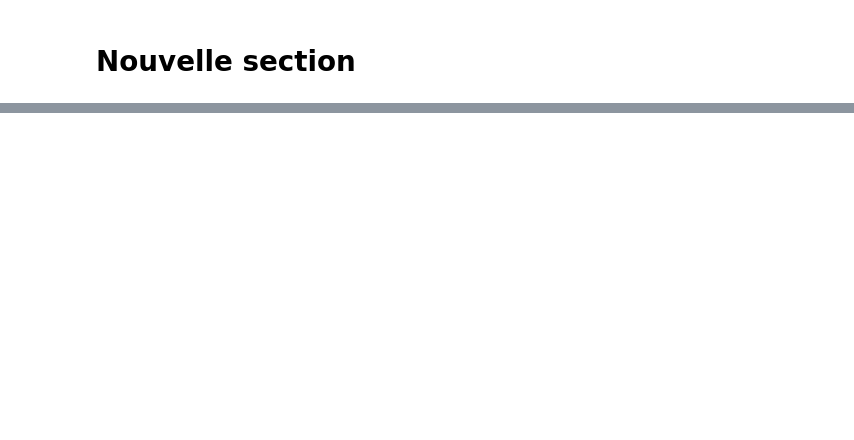
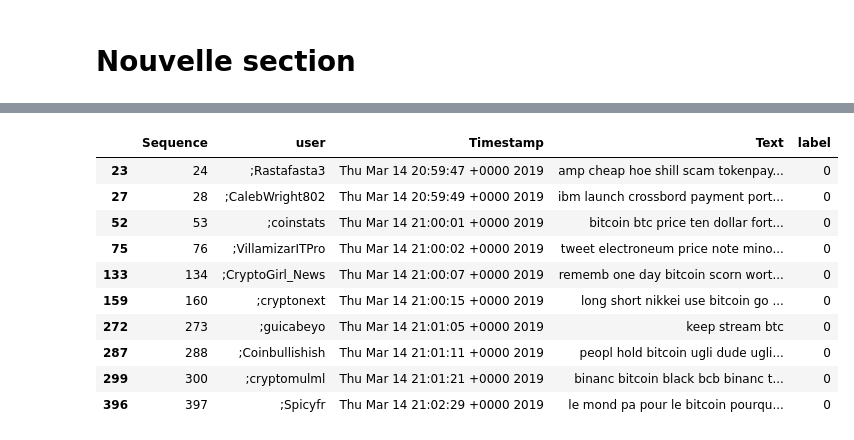
Before and after one commit to C3st0/CryptoCurrenciesSocialMedia, a Jupyter notebook: NeuralNetworksSentimentAnalysis/ColabTweetsSentimentAnalysis.ipynb, the cells around one changed output, grey strips where cells are left out. Cells and saved outputs as stored; diff of their text form; code cells hidden in the pictures; blank space fills up the shorter version.

```diff
--- a/NeuralNetworksSentimentAnalysis/ColabTweetsSentimentAnalysis.ipynb
+++ b/NeuralNetworksSentimentAnalysis/ColabTweetsSentimentAnalysis.ipynb
@@ -426,2 +450,13 @@ df.to_csv("NewTweetsLabelled.csv", encoding='utf-16')
+# %%
+df["Text"]=df["Text"].astype(str)
+# %%
+X_new = df["Text"]
+#Turn tweets into vectors
+X_new = tokenizer.texts_to_sequences(X_new)
+X_new = sequence.pad_sequences(X_new, maxlen=max_words)
 # %% [markdown]
 # Nouvelle section
+# %%
+y_pred_label =  model.predict_classes(X_new, batch_size=batch_size, verbose=0)
+# %%
+df['label'] = y_pred_label
@@ -427,0 +483,14 @@ df.to_csv("NewTweetsLabelled.csv", encoding='utf-16')
+# %%
+df.loc[df["label"] == 0].head(10)
+# %% [output]
+|  | Sequence | user | Timestamp | Text | label |
+| 23 | 24 | ;Rastafasta3 | Thu Mar 14 20:59:47 +0000 2019 | amp cheap hoe shill scam tokenpay... | 0 |
+| 27 | 28 | ;CalebWright802 | Thu Mar 14 20:59:49 +0000 2019 | ibm launch crossbord payment port... | 0 |
+| 52 | 53 | ;coinstats | Thu Mar 14 21:00:01 +0000 2019 | bitcoin btc price ten dollar fort... | 0 |
+| 75 | 76 | ;VillamizarITPro | Thu Mar 14 21:00:02 +0000 2019 | tweet electroneum price note mino... | 0 |
+| 133 | 134 | ;CryptoGirl_News | Thu Mar 14 21:00:07 +0000 2019 | rememb one day bitcoin scorn wort... | 0 |
+| 159 | 160 | ;cryptonext | Thu Mar 14 21:00:15 +0000 2019 | long short nikkei use bitcoin go ... | 0 |
+| 272 | 273 | ;guicabeyo | Thu Mar 14 21:01:05 +0000 2019 | keep stream btc | 0 |
+| 287 | 288 | ;Coinbullishish | Thu Mar 14 21:01:11 +0000 2019 | peopl hold bitcoin ugli dude ugli... | 0 |
+| 299 | 300 | ;cryptomulml | Thu Mar 14 21:01:21 +0000 2019 | binanc bitcoin black bcb binanc t... | 0 |
+| 396 | 397 | ;Spicyfr | Thu Mar 14 21:02:29 +0000 2019 | le mond pa pour le bitcoin pourqu... | 0 |
```
Also changed, not shown: parts of 8 cells of this notebook.
